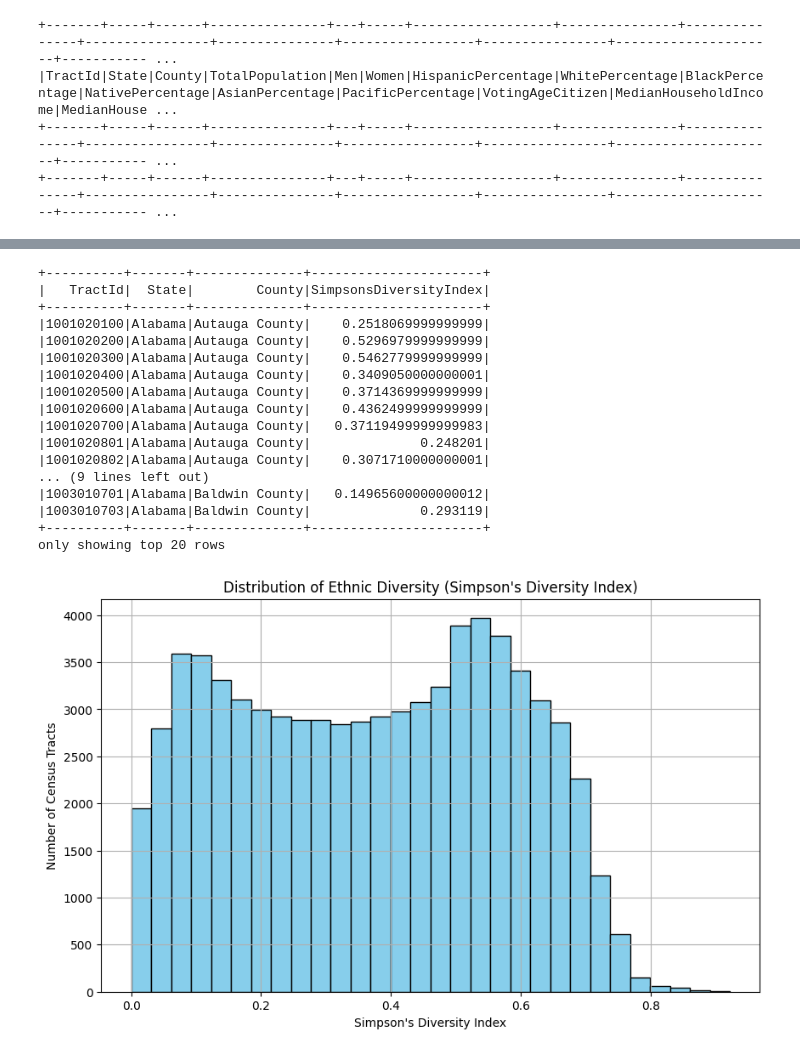
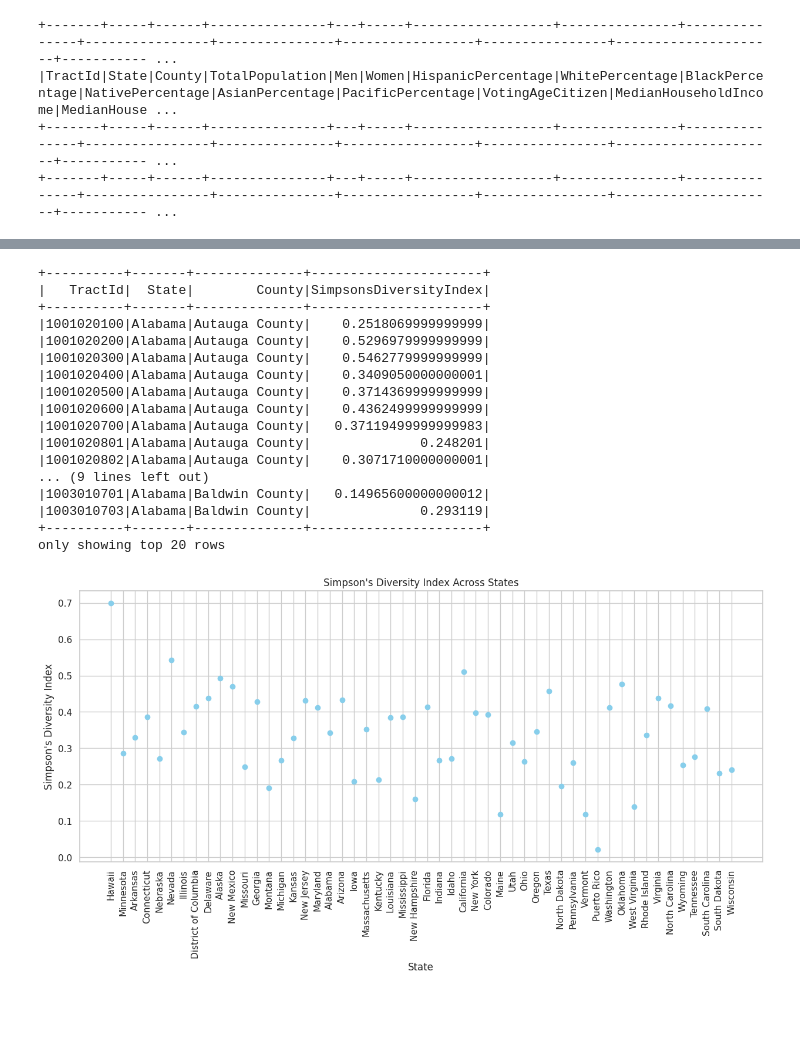
Before and after one commit to emanfj/Healthcare-Disparities-Analysis, a Jupyter notebook: census_2017.ipynb, the cells around one changed output, grey strips where cells are left out. Drawn from its saved outputs; the diff is of its cells as text; code cells hidden in the pictures; blank space fills up the shorter version.

```diff
--- a/census_2017.ipynb
+++ b/census_2017.ipynb
@@ -258,43 +322,48 @@ demographics = demographics.withColumn('SimpsonsDiversityIndex', 1 -
                                        (((col('HispanicPercentage')/100)**2) +
                                         ((col('WhitePercentage')/100)** 2) +
                                         ((col('BlackPercentage')/100)** 2) +
                                         ((col('NativePercentage')/100)** 2) +
                                         ((col('AsianPercentage')/100)** 2) +
                                         ((col('PacificPercentage')/100)** 2)))
 
 demographics.select('TractId', 'State', 'County', 'SimpsonsDiversityIndex').show()
 
-# collecting data for visualization
-diversity_data = demographics.select('SimpsonsDiversityIndex').collect()
-diversity_indices = [row['SimpsonsDiversityIndex'] for row in diversity_data]
+# grouping by state and aggregating Simpson's Diversity Index based on the avg
+# for each state
+state_diversity = demographics.groupBy('State').agg({'SimpsonsDiversityIndex': 'mean'}).collect()
 
-# plotting the histogram
-plt.figure(figsize=(10, 6))
-plt.hist(diversity_indices, bins=30, edgecolor='black', color='skyblue')
-plt.title("Distribution of Ethnic Diversity (Simpson's Diversity Index)")
-plt.xlabel("Simpson's Diversity Index")
-plt.ylabel('Number of Census Tracts')
+# extracting data for plotting
+states = [row['State'] for row in state_diversity]
+diversity_indices = [row['avg(SimpsonsDiversityIndex)'] for row in state_diversity]
+
+# plotting a scatter plot
+plt.figure(figsize=(15, 6))
+plt.scatter(states, diversity_indices, color='skyblue')
+plt.xlabel('State')
+plt.ylabel("Simpson's Diversity Index")
+plt.title("Simpson's Diversity Index Across States")
+plt.xticks(rotation=90)
 plt.grid(True)
 plt.show()
 # %% [output]
 +----------+-------+--------------+----------------------+
 |   TractId|  State|        County|SimpsonsDiversityIndex|
 +----------+-------+--------------+----------------------+
 |1001020100|Alabama|Autauga County|    0.2518069999999999|
 |1001020200|Alabama|Autauga County|    0.5296979999999999|
 |1001020300|Alabama|Autauga County|    0.5462779999999999|
 |1001020400|Alabama|Autauga County|    0.3409050000000001|
 |1001020500|Alabama|Autauga County|    0.3714369999999999|
 |1001020600|Alabama|Autauga County|    0.4362499999999999|
 |1001020700|Alabama|Autauga County|   0.37119499999999983|
 |1001020801|Alabama|Autauga County|              0.248201|
 |1001020802|Alabama|Autauga County|    0.3071710000000001|
 ... (9 lines left out)
 |1003010701|Alabama|Baldwin County|   0.14965600000000012|
 |1003010703|Alabama|Baldwin County|              0.293119|
 +----------+-------+--------------+----------------------+
 only showing top 20 rows
-[figure, old version]
+[figure, new version]
 # %%
 """deriving column for gender ratio of men to women
 values less than 1 indicate more men than women
```
Also changed, not shown: parts of 9 cells of this notebook.
